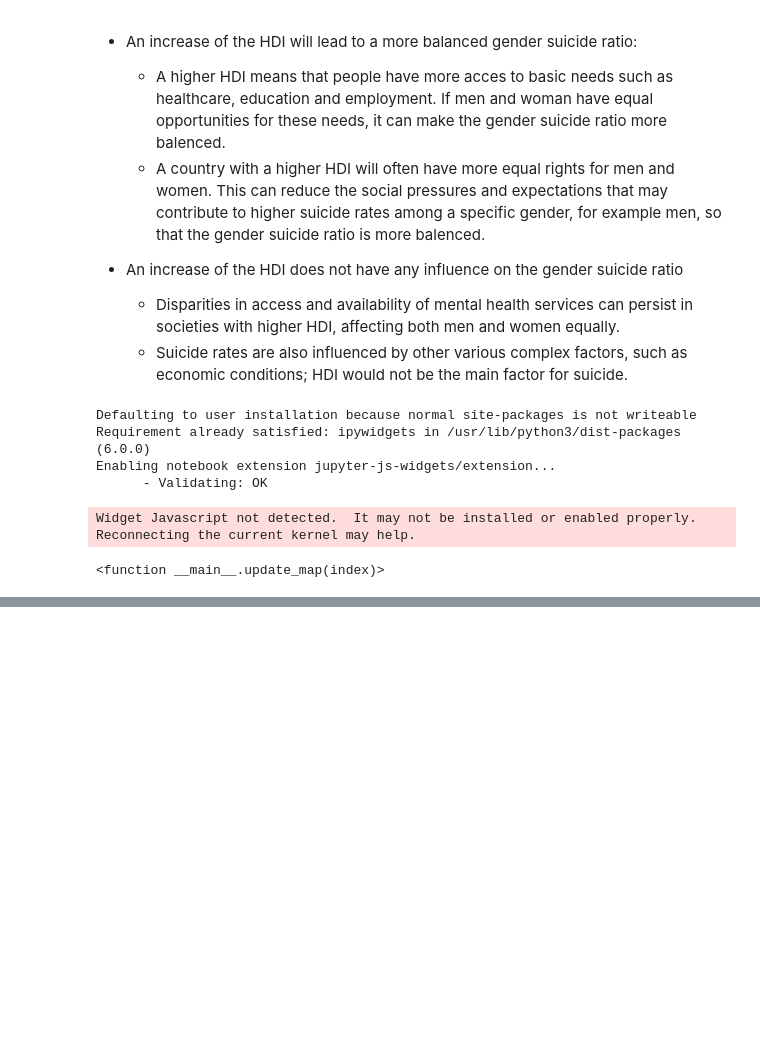
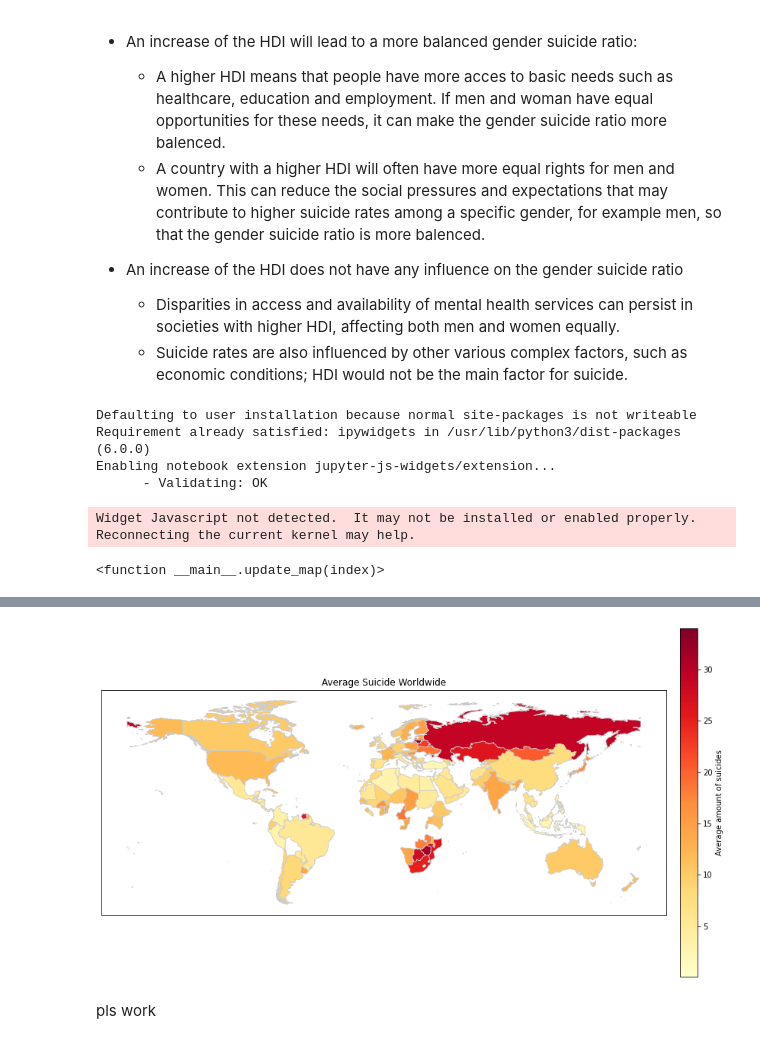
Before and after one commit to Lloydster25/Informatievisualisatie, a Jupyter notebook: draft_group_58.ipynb, the cells around one changed output, grey strips where cells are left out. Drawn from its saved outputs; the diff is of its cells as text; code cells hidden in the pictures; blank space fills up the shorter version.

Commit message:
suicide-hdi choropleth map

```diff
--- a/draft_group_58.ipynb
+++ b/draft_group_58.ipynb
@@ -496,0 +449,61 @@ plt.show()
+# %%
+import geopandas as gpd
+import pandas as pd
+import matplotlib.pyplot as plt
+from matplotlib.cm import ScalarMappable
+
+# Step 3: Load the shapefile or GeoJSON file
+shapefile_path = 'countries_map/countries.shp'
+shapefile_data = gpd.read_file(shapefile_path)
+
+# Step 4: Load the CSV data
+csv_file_path = 'databases/IV DATASET 1.csv'
+csv_data = pd.read_csv(csv_file_path)
+
+# Renaming Countries in shapefile data that they match to our .csv file
+shapefile_data.loc[shapefile_data['NAME'] == 'United States of America', 'NAME'] = 'United States'
+shapefile_data.loc[shapefile_data['NAME'] == 'Russia', 'NAME'] = 'Russian Federation'
+shapefile_data.loc[shapefile_data['NAME'] == 'Dem. Rep. Congo', 'NAME'] = 'Congo (Democratic Republic of the)'
+shapefile_data.loc[shapefile_data['NAME'] == 'Iran', 'NAME'] = 'Iran (Islamic Republic of)'
+shapefile_data.loc[shapefile_data['NAME'] == 'Tanzania', 'NAME'] = 'Tanzania (United Republic of)'
+shapefile_data.loc[shapefile_data['NAME'] == 'South Korea', 'NAME'] = 'Korea (Republic of)'
+shapefile_data.loc[shapefile_data['NAME'] == 'Venezuela', 'NAME'] = 'Venezuela (Bolivarian Republic of)'
+shapefile_data.loc[shapefile_data['NAME'] == 'Bolivia', 'NAME'] = 'Bolivia (Plurinational State of)'
+shapefile_data.loc[shapefile_data['NAME'] == 'Venezuela', 'NAME'] = 'Venezuela (Bolivarian Republic of)'
+shapefile_data.loc[shapefile_data['NAME'] == 'Laos', 'NAME'] = "Lao People's Democratic Republic"
+
+# Step 5: Merge shapefile data with CSV data using country names
+merged_data = shapefile_data.merge(csv_data, left_on='NAME', right_on='Country', how='left')
+
+# Step 6: Remove outliers based on IQR
+Q1 = merged_data['Average suicide 2013'].quantile(0.25)
+Q3 = merged_data['Average suicide 2013'].quantile(0.90)
+IQR = Q3 - Q1
+lower_bound = Q1 - 1.5 * IQR
+upper_bound = Q3 + 1.5 * IQR
+filtered_data = merged_data[
+    (merged_data['Average suicide 2013'] >= lower_bound) &
+    (merged_data['Average suicide 2013'] <= upper_bound)
+]
+
+# Step 7: Plot the choropleth map with filtered data
+fig, ax = plt.subplots(figsize=(16, 12))
+filtered_data.plot(column='Average suicide 2013', cmap='YlOrRd', linewidth=0.8, edgecolor='0.8', legend=False, ax=ax)
+plt.title('Average Suicide Worldwide')
+
+# Step 8: Add a colorbar for 'Suicides'
+sm = ScalarMappable(cmap='YlOrRd')
+sm.set_array(filtered_data['Average suicide 2013'])
+cbar = plt.colorbar(sm, orientation='vertical', pad=0.02, shrink=0.7, ax=ax)
+cbar.set_label('Average amount of suicides')
+
+# Remove the numbers on the axes
+ax.set_xticks([])
+ax.set_yticks([])
+
+# Display the map
+plt.show()
+# %% [output]
+[figure, added]
+# %% [markdown]
+pls work
```
Also changed, not shown: parts of 8 cells of this notebook.
